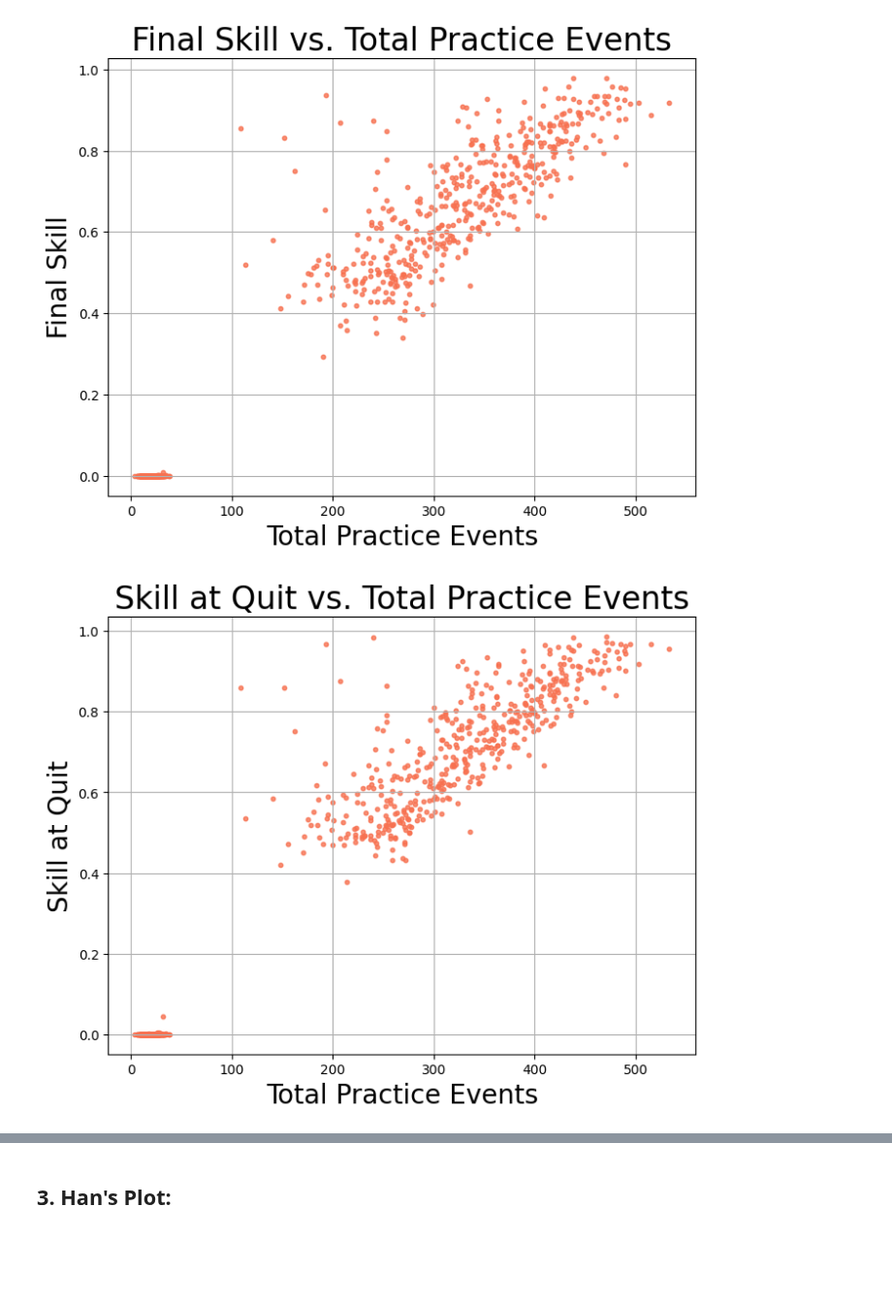
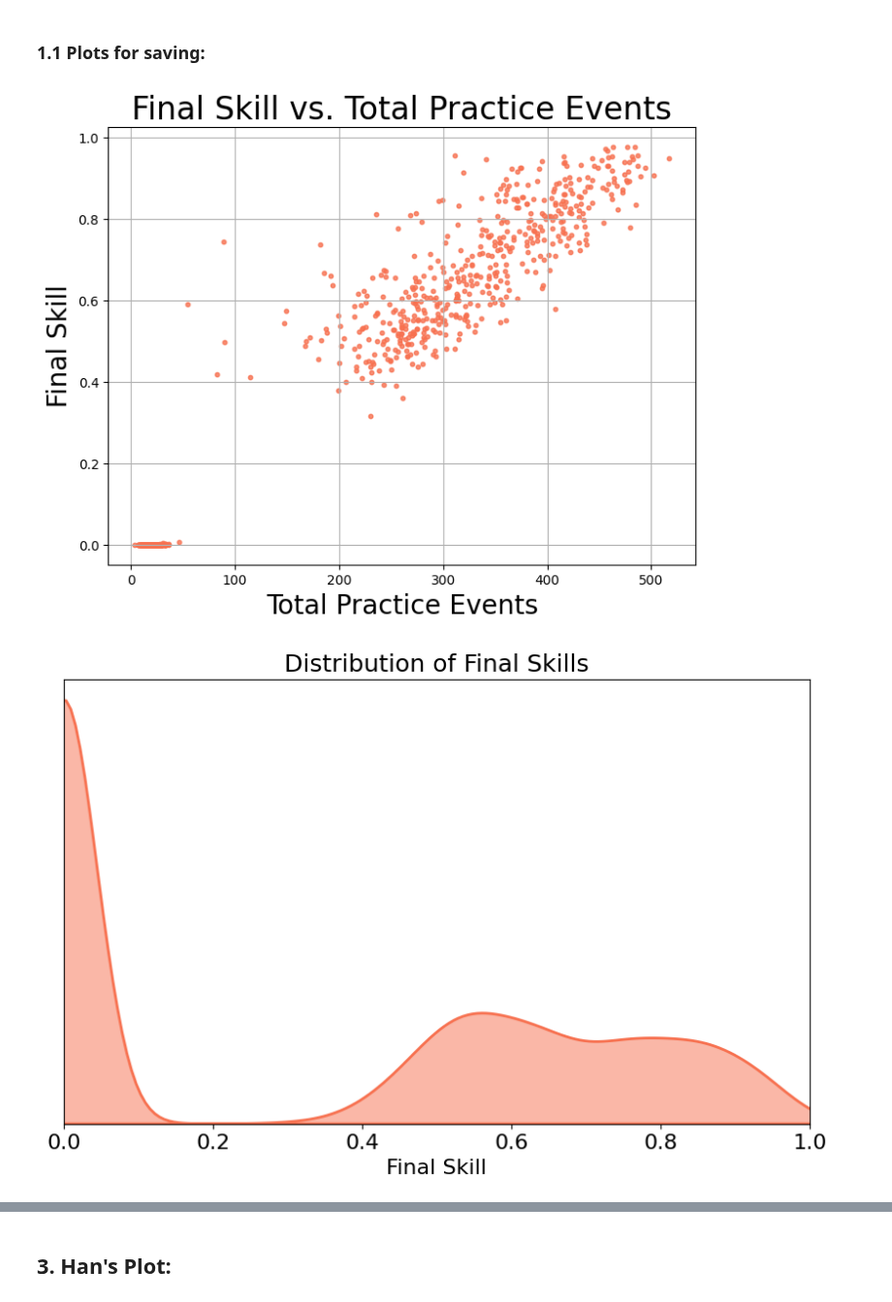
Before and after one commit to plaskar/rps_model, a Jupyter notebook: notebooks/Individual Differences.ipynb, the cells around one changed output, grey strips where cells are left out. Shown at 97% size. Cells and saved outputs as stored; diff of their text form; code cells hidden in the pictures; blank space fills up the shorter version.

```diff
--- a/notebooks/Individual Differences.ipynb
+++ b/notebooks/Individual Differences.ipynb
@@ -135,43 +145,64 @@ plt.show()
+# %% [markdown]
+### 1.1 Plots for saving:
 # %%
 
 
-## --- Add 2D density plot ------
-# ---- on second thoughts, doesn't look good, bad x-axis with -ve values ----
-# plt.figure(figsize=(8, 6))
-# sns.kdeplot(
-#     data=df_ID_alpha, x="S_finals", y="PE_tots",
-#     fill=True, levels=100
-#     #cmap='seagreen'
-# )
-# plt.show()
-
-## --- scatter plot - final skill vs. total practice events ------
+## --- Scatter plot - final skill vs. total practice events ------
 plt.figure(figsize=(8, 6))
-plt.scatter(df_ID_alpha['PE_tots'], df_ID_alpha['S_finals'],
+plt.scatter(df_log_ID_alpha['PE_tots'], df_log_ID_alpha['S_finals'],
             s=10, color=sigmoid_colour, alpha=0.8)
 plt.title('Final Skill vs. Total Practice Events', fontsize=24)
 plt.ylabel('Final Skill', fontsize=20)
 plt.xlabel('Total Practice Events', fontsize=20)
 #plt.xlim(0, 1)
 #plt.ylim(0, 100)
 plt.grid(True)
-plt.savefig('../plots/ID_Sf_vs_Ptot.jpg', dpi=plot_dpi, bbox_inches='tight')
+plt.savefig('../plots/log_ID_Sf_vs_Ptot.jpg', dpi=plot_dpi, bbox_inches='tight')
 plt.show()
 
 
 
-## --- scatter plot - Skill at quit vs. total practice events ------
-plt.figure(figsize=(8, 6))
-plt.scatter(df_ID_alpha['PE_tots'], df_ID_alpha['S_at_quit'],
-            s=10, color=sigmoid_colour, alpha=0.8)
-plt.title('Skill at Quit vs. Total Practice Events', fontsize=24)
-plt.ylabel('Skill at Quit', fontsize=20)
-plt.xlabel('Total Practice Events', fontsize=20)
-#plt.xlim(0, 1)
-#plt.ylim(0, 100)
-plt.grid(True)
-plt.savefig('../plots/ID_SQuit_vs_Ptot.jpg', dpi=plot_dpi, bbox_inches='tight')
+## --- Scatter plot - Skill at quit vs. total practice events ------
+# plt.figure(figsize=(8, 6))
+# plt.scatter(df_ID_alpha['PE_tots'], df_ID_alpha['S_at_quit'],
+#             s=10, color=sigmoid_colour, alpha=0.8)
+# plt.title('Skill at Quit vs. Total Practice Events', fontsize=24)
+# plt.ylabel('Skill at Quit', fontsize=20)
+# plt.xlabel('Total Practice Events', fontsize=20)
+# #plt.xlim(0, 1)
+# #plt.ylim(0, 100)
+# plt.grid(True)
+# plt.savefig('../plots/ID_SQuit_vs_Ptot.jpg', dpi=plot_dpi, bbox_inches='tight')
+# plt.show()
+
+
+
+# ------ Distribution of Final Skills ------
+plt.figure(figsize=(10, 6))
+
+# Create the distribution plot
+sns.kdeplot(
+    data=df_log_ID_alpha['S_finals'],
+    color=sigmoid_colour,
+    fill=True,
+    alpha=0.5,
+    linewidth=2,
+    #bw_adjust=bw_adjust
+    bw_adjust=0.5
+)
+
+
+# tick-params:
+plt.tick_params(left = True, right = False , labelleft = True)
+plt.xticks(fontsize=16)
+plt.xlim([0,1])
+plt.yticks([], fontsize=16)
+plt.ylabel('', fontsize=16)
+plt.xlabel('Final Skill', fontsize=16)
+plt.title('Distribution of Final Skills', fontsize=18)
+
+plt.savefig('../plots/log_ID_alpha_final_skills.jpg', dpi=plot_dpi, bbox_inches='tight')
 plt.show()
 # %% [output]
-[figure, old version]
+[figure, new version]
-[figure, old version]
+[figure, new version]
```
Also changed, not shown: parts of 14 cells of this notebook, 40 other files.
